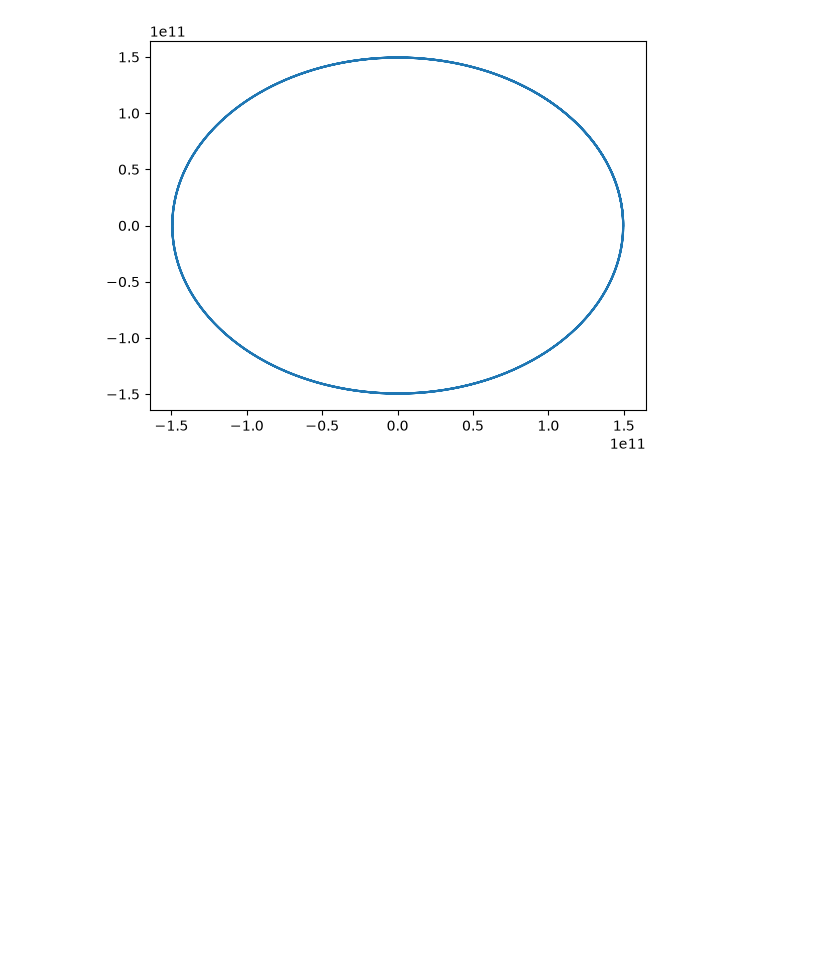
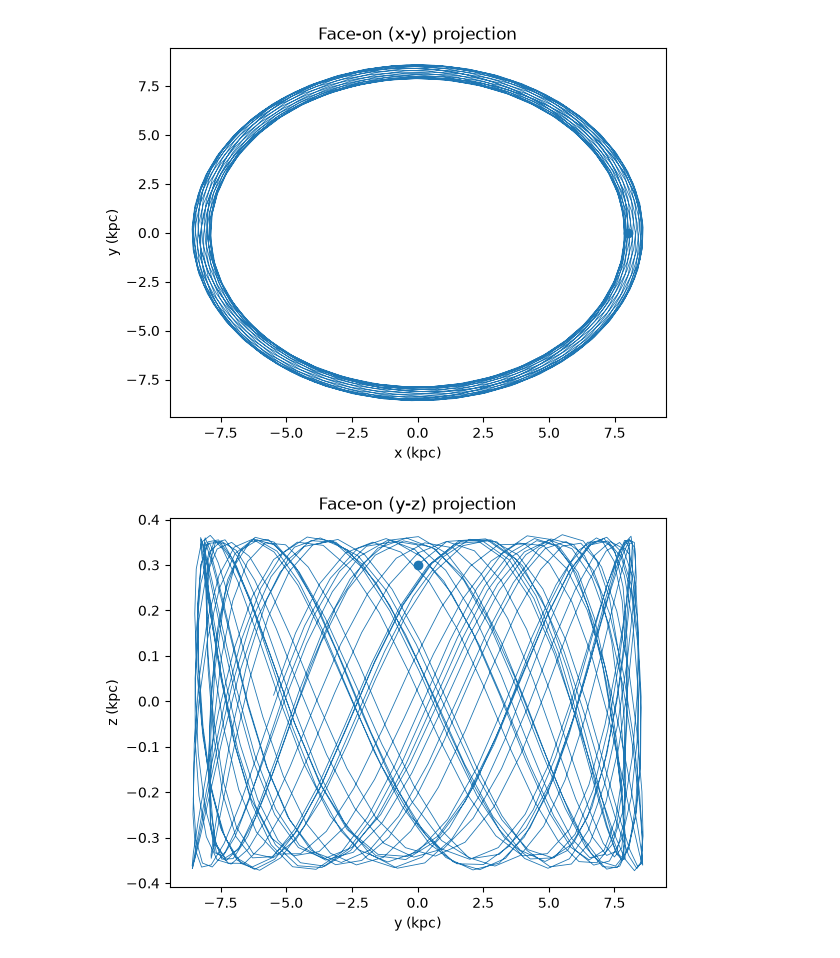
Before and after one commit to emmdaz/tesis-codes, a Jupyter notebook: orbits-integration/orbits.ipynb, the cells around one changed output. Cells and saved outputs as stored; diff of their text form; code cells hidden in the pictures; blank space fills up the shorter version.

```diff
--- a/orbits-integration/orbits.ipynb
+++ b/orbits-integration/orbits.ipynb
@@ -75,5 +4,0 @@ states = np.array(states)
-# %%
-plt.plot(states[:,0], states[:,1])
-plt.show()
-# %% [output]
-[figure, removed]
@@ -79,0 +94,21 @@ plt.show()
+# %%
+plt.plot(ys[:,0], ys[:,1], lw=0.6)
+plt.scatter(state0[0], state0[1])
+plt.xlabel('x (kpc)'); plt.ylabel('y (kpc)')
+plt.title('Face-on (x-y) projection')
+plt.show()
+
+plt.plot(ys[:,1], ys[:,2], lw=0.6)
+plt.scatter(state0[1], state0[2])
+plt.xlabel('y (kpc)'); plt.ylabel('z (kpc)')
+plt.title('Face-on (y-z) projection')
+plt.show()
+
+plt.plot(ys[:,0], ys[:,2], lw=0.6)
+plt.scatter(state0[0], state0[2])
+plt.xlabel('x (kpc)'); plt.ylabel('z (kpc)')
+plt.title('Face-on (x-z) projection')
+plt.show()
+# %% [output]
+[figure, added]
+[figure, added]
```
Also changed, not shown: parts of 8 cells of this notebook, 2 other files.
